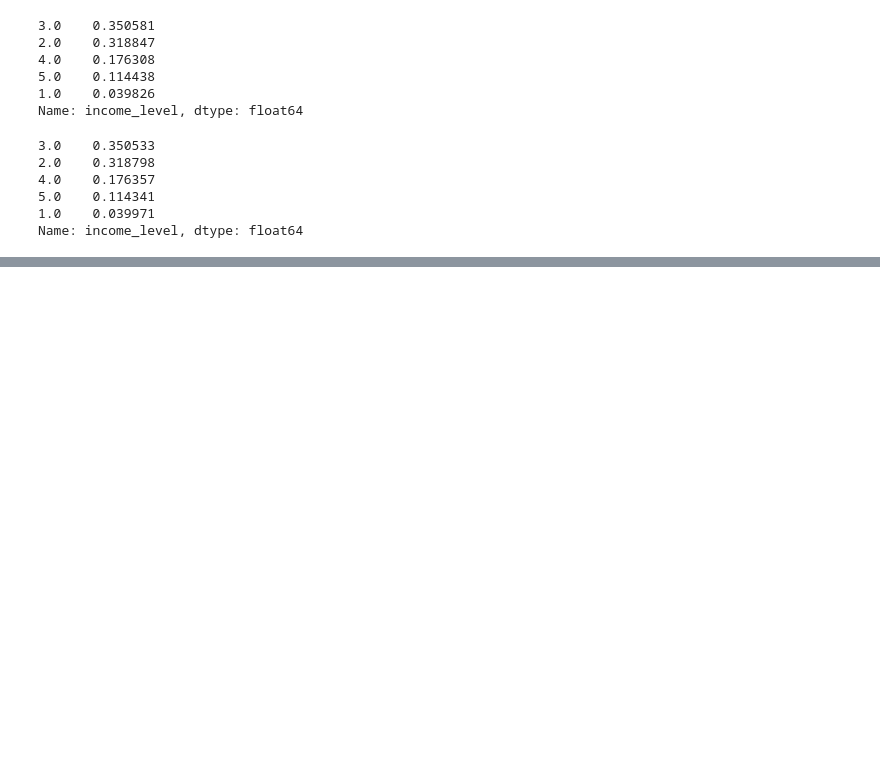
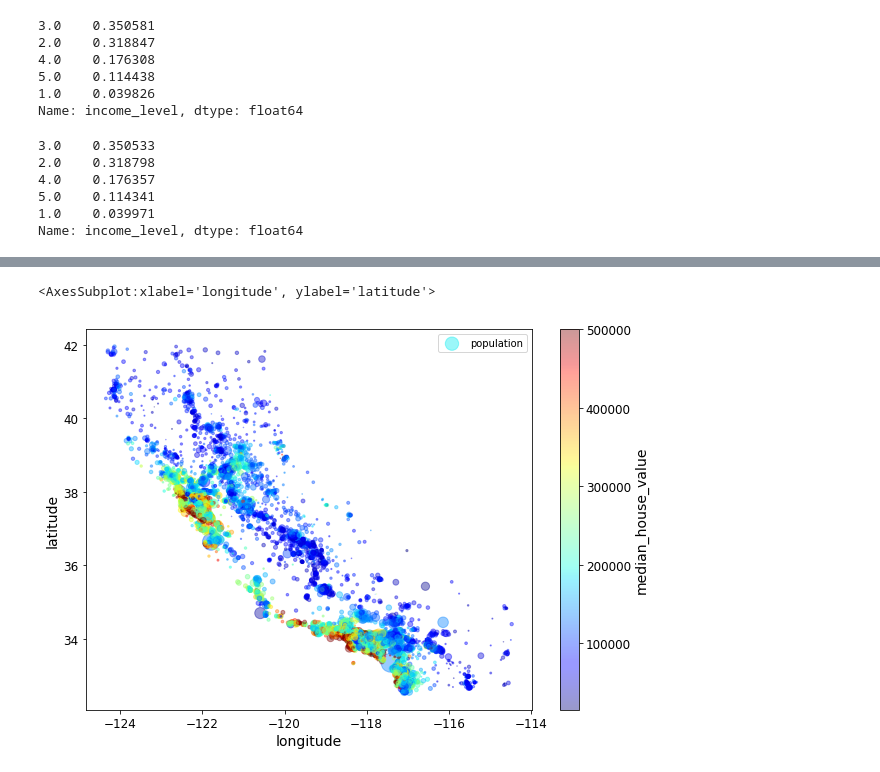
Before and after one commit to CarlyleMan/learning-tf2, a Jupyter notebook: ch2.ipynb, the cells around one changed output, grey strips where cells are left out. Saved outputs shown, nothing was run; the diff lists cells and outputs as text; code cells hidden in the pictures; blank space fills up the shorter version.

```diff
--- a/ch2.ipynb
+++ b/ch2.ipynb
@@ -312,0 +327,7 @@ train_copy.plot(x='longitude',y='latitude',kind='scatter')
+# %%
+train_copy.plot(x='longitude', y='latitude', kind='scatter', alpha=0.4, label='population', sharex=False, figsize=(10, 7),
+                s=train_copy['population']/100, c='median_house_value', cmap=plt.get_cmap('jet'))
+# plt.legend()
+# %% [output]
+<AxesSubplot:xlabel='longitude', ylabel='latitude'>
+[figure, added]
```
Also changed, not shown: parts of 7 cells of this notebook.
